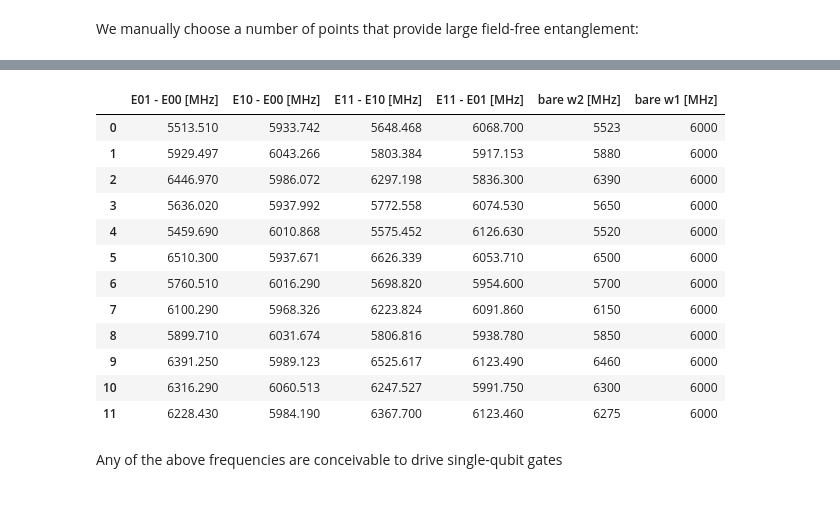
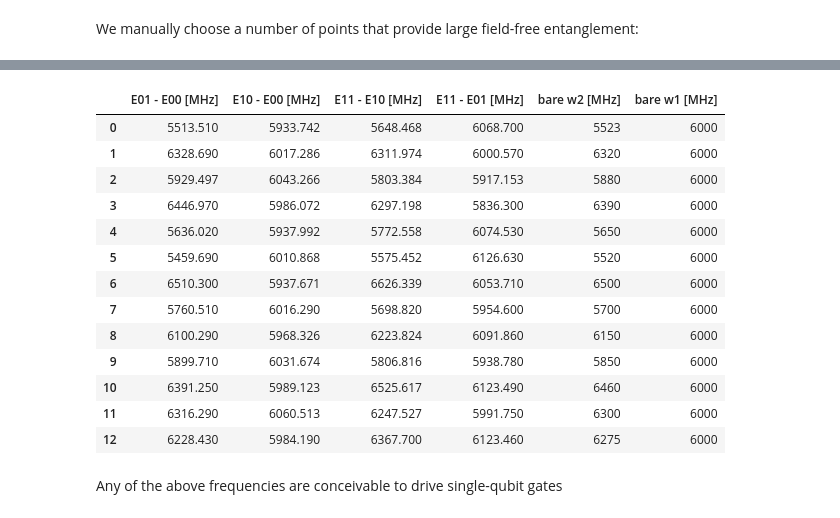
Before and after one commit to goerz-research/tmlandscape_data, a Jupyter notebook: ZetaAnalysis.ipynb, the cells around one changed output, grey strips where cells are left out. Saved outputs shown, nothing was run; the diff lists cells and outputs as text; code cells hidden in the pictures.

```diff
--- a/ZetaAnalysis.ipynb
+++ b/ZetaAnalysis.ipynb
@@ -46,27 +50,21 @@ select_points_table.reset_index(drop=True)
-# %%
-transition_table = get_logical_energies_table(select_points_table.index, frame='lab')
-transition_table['E11 - E10 [MHz]'] = transition_table['E11 [MHz]'] - transition_table['E10 [MHz]']
-transition_table['E11 - E01 [MHz]'] = transition_table['E11 [MHz]'] - transition_table['E01 [MHz]']
-transition_table.rename(columns={'E01 [MHz]': 'E01 - E00 [MHz]', 'E10 [MHz]': 'E10 - E00 [MHz]'}, inplace=True)
-transition_table['bare w2 [MHz]'] = select_points_table['w2 [GHz]'] * 1000.0
-transition_table['bare w1 [MHz]'] = select_points_table['w1 [GHz]'] * 1000.0
-transition_table.drop('E00 [MHz]', axis=1, inplace=True)
-transition_table.drop('E11 [MHz]', axis=1, inplace=True)
-transition_table.reset_index(drop=True)
-# %% [output]
-|  | E01 - E00 [MHz] | E10 - E00 [MHz] | E11 - E10 [MHz] | E11 - E01 [MHz] | bare w2 [MHz] | bare w1 [MHz] |
-| 0 | 5513.510 | 5933.742 | 5648.468 | 6068.700 | 5523 | 6000 |
-| 1 | 5929.497 | 6043.266 | 5803.384 | 5917.153 | 5880 | 6000 |
-| 2 | 6446.970 | 5986.072 | 6297.198 | 5836.300 | 6390 | 6000 |
-| 3 | 5636.020 | 5937.992 | 5772.558 | 6074.530 | 5650 | 6000 |
-| 4 | 5459.690 | 6010.868 | 5575.452 | 6126.630 | 5520 | 6000 |
-| 5 | 6510.300 | 5937.671 | 6626.339 | 6053.710 | 6500 | 6000 |
-| 6 | 5760.510 | 6016.290 | 5698.820 | 5954.600 | 5700 | 6000 |
-| 7 | 6100.290 | 5968.326 | 6223.824 | 6091.860 | 6150 | 6000 |
-| 8 | 5899.710 | 6031.674 | 5806.816 | 5938.780 | 5850 | 6000 |
-| 9 | 6391.250 | 5989.123 | 6525.617 | 6123.490 | 6460 | 6000 |
-| 10 | 6316.290 | 6060.513 | 6247.527 | 5991.750 | 6300 | 6000 |
-| 11 | 6228.430 | 5984.190 | 6367.700 | 6123.460 | 6275 | 6000 |
+# %%
+transition_table = get_transition_table(select_points_table)
+transition_table.reset_index(drop=True)
+# %% [output]
+|  | E01 - E00 [MHz] | E10 - E00 [MHz] | E11 - E10 [MHz] | E11 - E01 [MHz] | bare w2 [MHz] | bare w1 [MHz] |
+| 0 | 5513.510 | 5933.742 | 5648.468 | 6068.700 | 5523 | 6000 |
+| 1 | 6328.690 | 6017.286 | 6311.974 | 6000.570 | 6320 | 6000 |
+| 2 | 5929.497 | 6043.266 | 5803.384 | 5917.153 | 5880 | 6000 |
+| 3 | 6446.970 | 5986.072 | 6297.198 | 5836.300 | 6390 | 6000 |
+| 4 | 5636.020 | 5937.992 | 5772.558 | 6074.530 | 5650 | 6000 |
+| 5 | 5459.690 | 6010.868 | 5575.452 | 6126.630 | 5520 | 6000 |
+| 6 | 6510.300 | 5937.671 | 6626.339 | 6053.710 | 6500 | 6000 |
+| 7 | 5760.510 | 6016.290 | 5698.820 | 5954.600 | 5700 | 6000 |
+| 8 | 6100.290 | 5968.326 | 6223.824 | 6091.860 | 6150 | 6000 |
+| 9 | 5899.710 | 6031.674 | 5806.816 | 5938.780 | 5850 | 6000 |
+| 10 | 6391.250 | 5989.123 | 6525.617 | 6123.490 | 6460 | 6000 |
+| 11 | 6316.290 | 6060.513 | 6247.527 | 5991.750 | 6300 | 6000 |
+| 12 | 6228.430 | 5984.190 | 6367.700 | 6123.460 | 6275 | 6000 |
 # %% [markdown]
 Any of the above frequencies are conceivable to drive single-qubit gates
 # %%
```
Also changed, not shown: parts of 2 cells of this notebook.
